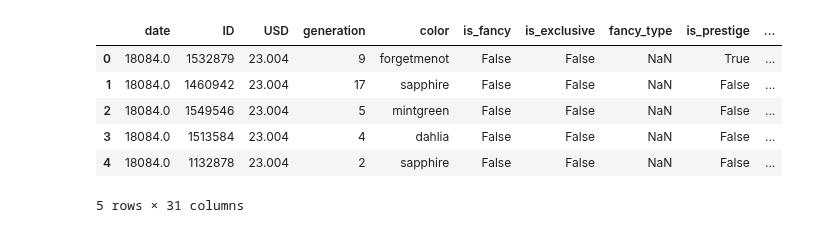
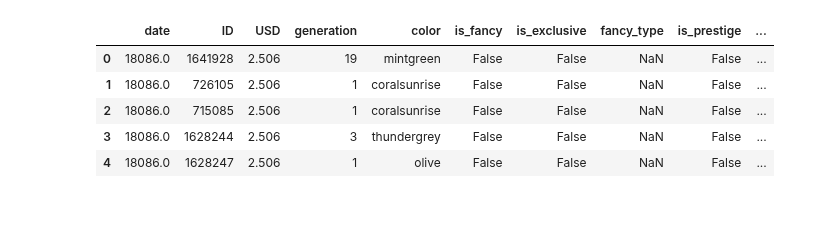
Before and after one commit to DylanBedetti/Trading-Cryptokitties, a Jupyter notebook: Email/Analyse Predictions.ipynb, the cells around one changed output. Cells and saved outputs as stored; diff of their text form; code cells hidden in the pictures.

```diff
--- a/Email/Analyse Predictions.ipynb
+++ b/Email/Analyse Predictions.ipynb
@@ -3,18 +3,18 @@ import pandas as pd
 import os
 import numpy as np
 import matplotlib.pyplot as plt
-pd.set_option("max_columns", 30)
+pd.set_option("max_columns", 40)
 # %matplotlib inline
 %matplotlib notebook
 # %%
-data = pd.read_csv("../Model/Saved_predictions/predictions_2019-07-08T20-52-52.csv")
+data = pd.read_csv("../Model/Saved_predictions/predictions_2019-07-09T20-40-31.csv")
+data['ratio'] = data['predictions']/data['USD']
 data.head()
 # %% [output]
 |  | date | ID | USD | generation | color | is_fancy | is_exclusive | fancy_type | is_prestige | ... |
-| 0 | 18084.0 | 1532879 | 23.004 | 9 | forgetmenot | False | False | NaN | True | ... |
-| 1 | 18084.0 | 1460942 | 23.004 | 17 | sapphire | False | False | NaN | False | ... |
-| 2 | 18084.0 | 1549546 | 23.004 | 5 | mintgreen | False | False | NaN | False | ... |
-| 3 | 18084.0 | 1513584 | 23.004 | 4 | dahlia | False | False | NaN | False | ... |
-| 4 | 18084.0 | 1132878 | 23.004 | 2 | sapphire | False | False | NaN | False | ... |
+| 0 | 18086.0 | 1641928 | 2.506 | 19 | mintgreen | False | False | NaN | False | ... |
+| 1 | 18086.0 | 726105 | 2.506 | 1 | coralsunrise | False | False | NaN | False | ... |
+| 2 | 18086.0 | 715085 | 2.506 | 1 | coralsunrise | False | False | NaN | False | ... |
+| 3 | 18086.0 | 1628244 | 2.506 | 3 | thundergrey | False | False | NaN | False | ... |
+| 4 | 18086.0 | 1628247 | 2.506 | 1 | olive | False | False | NaN | False | ... |
-5 rows × 31 columns
 # %%
```
Also changed, not shown: parts of 15 cells of this notebook, 26 other files.
